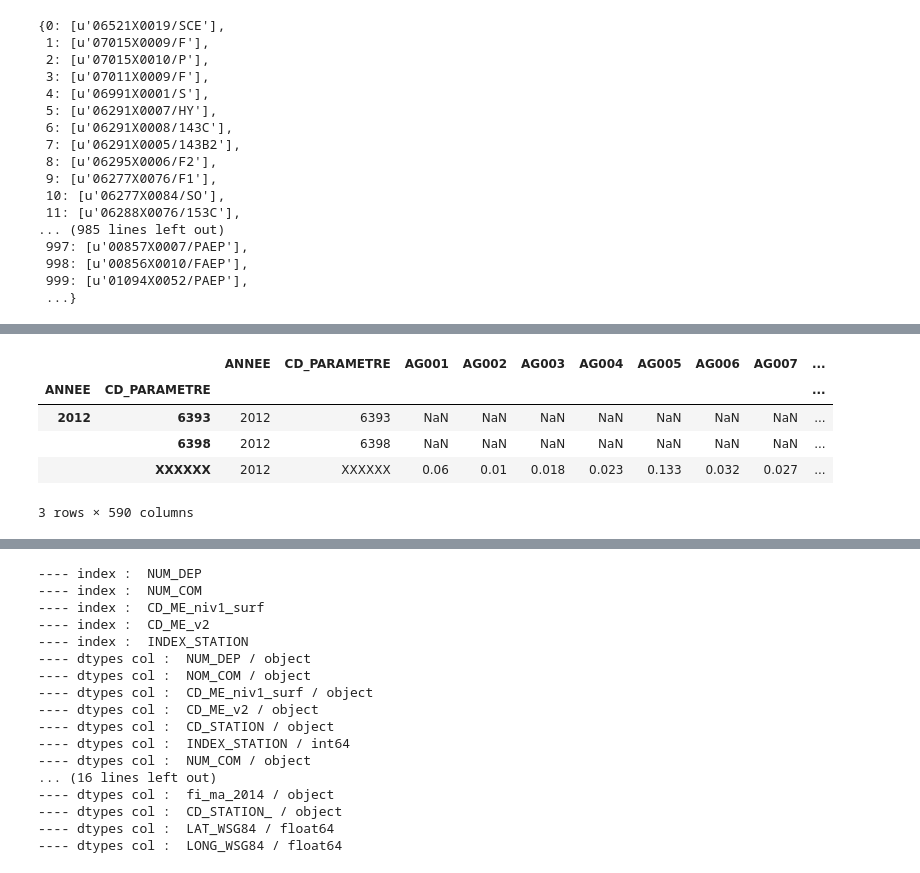
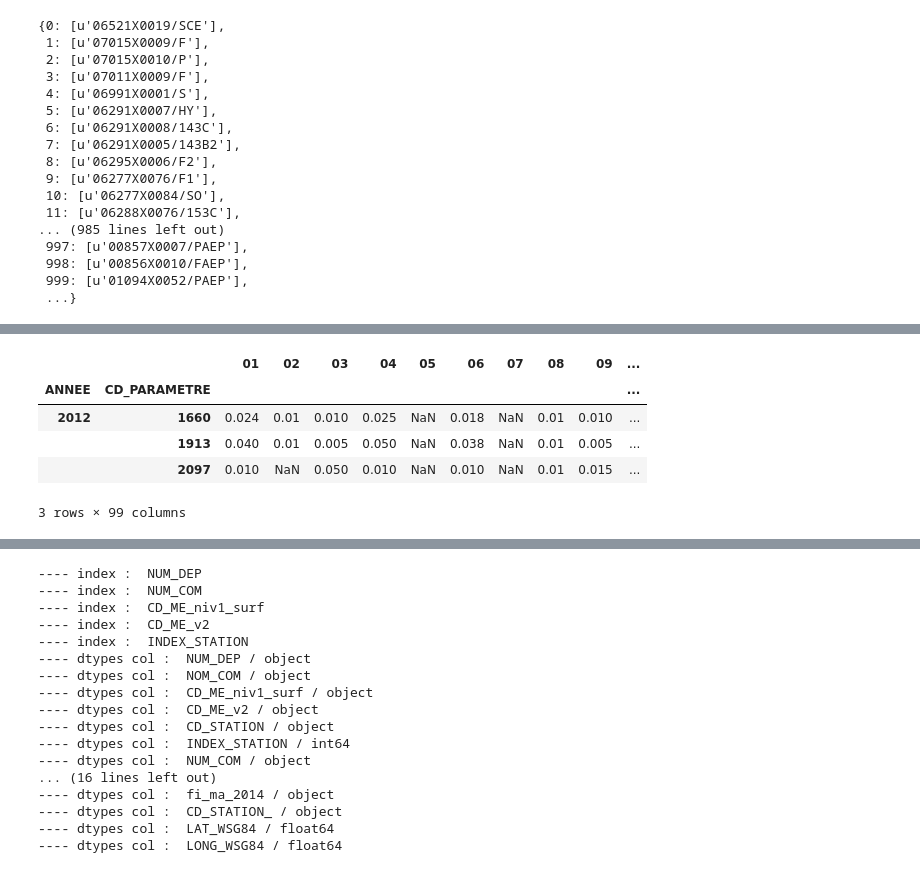
Before and after one commit to JulienParis/hydroviz, a Jupyter notebook: app/static/data/stats_web/test_df_queries.ipynb, the cells around one changed output, grey strips where cells are left out. Saved outputs shown, nothing was run; the diff lists cells and outputs as text; code cells hidden in the pictures.

```diff
--- a/app/static/data/stats_web/test_df_queries.ipynb
+++ b/app/static/data/stats_web/test_df_queries.ipynb
@@ -146,19 +154,19 @@ indexing_AV_dpt_ME = ["ANNEE", "CD_PARAMETRE"]
 ###############
 df_AV_dpt          = pd.read_csv( src_stat_files["AV_dpt_web_file"], \
                                     sep=csv_sep, encoding=csv_encoding )
-df_AV_dpt.set_index( indexing_AV_dpt_ME, inplace=True, drop=False )
+df_AV_dpt.set_index( indexing_AV_dpt_ME, inplace=True, drop=True )
 df_AV_dpt.sort_index(inplace=True)
 ###############
 df_AV_ME           = pd.read_csv( src_stat_files["AV_ME_web_file"], \
                                     sep=csv_sep, encoding=csv_encoding )
-df_AV_ME.set_index( indexing_AV_dpt_ME, inplace=True, drop=False )
+df_AV_ME.set_index( indexing_AV_dpt_ME, inplace=True, drop=True )
 df_AV_ME.sort_index(inplace=True)
-
-df_AV_ME.tail(3)
-# %% [output]
-|  |  | ANNEE | CD_PARAMETRE | AG001 | AG002 | AG003 | AG004 | AG005 | AG006 | AG007 | ... |
-| ANNEE | CD_PARAMETRE |  |  |  |  |  |  |  |  |  | ... |
-| 2012 | 6393 | 2012 | 6393 | NaN | NaN | NaN | NaN | NaN | NaN | NaN | ... |
-|  | 6398 | 2012 | 6398 | NaN | NaN | NaN | NaN | NaN | NaN | NaN | ... |
-|  | XXXXXX | 2012 | XXXXXX | 0.06 | 0.01 | 0.018 | 0.023 | 0.133 | 0.032 | 0.027 | ... |
-3 rows × 590 columns
+# %%
+df_AV_dpt.sample(3)
+# %% [output]
+|  |  | 01 | 02 | 03 | 04 | 05 | 06 | 07 | 08 | 09 | ... |
+| ANNEE | CD_PARAMETRE |  |  |  |  |  |  |  |  |  | ... |
+| 2012 | 1660 | 0.024 | 0.01 | 0.010 | 0.025 | NaN | 0.018 | NaN | 0.01 | 0.010 | ... |
+|  | 1913 | 0.040 | 0.01 | 0.005 | 0.050 | NaN | 0.038 | NaN | 0.01 | 0.005 | ... |
+|  | 2097 | 0.010 | NaN | 0.050 | 0.010 | NaN | 0.010 | NaN | 0.01 | 0.015 | ... |
+3 rows × 99 columns
```
Also changed, not shown: parts of 8 cells of this notebook, 4 other files.
